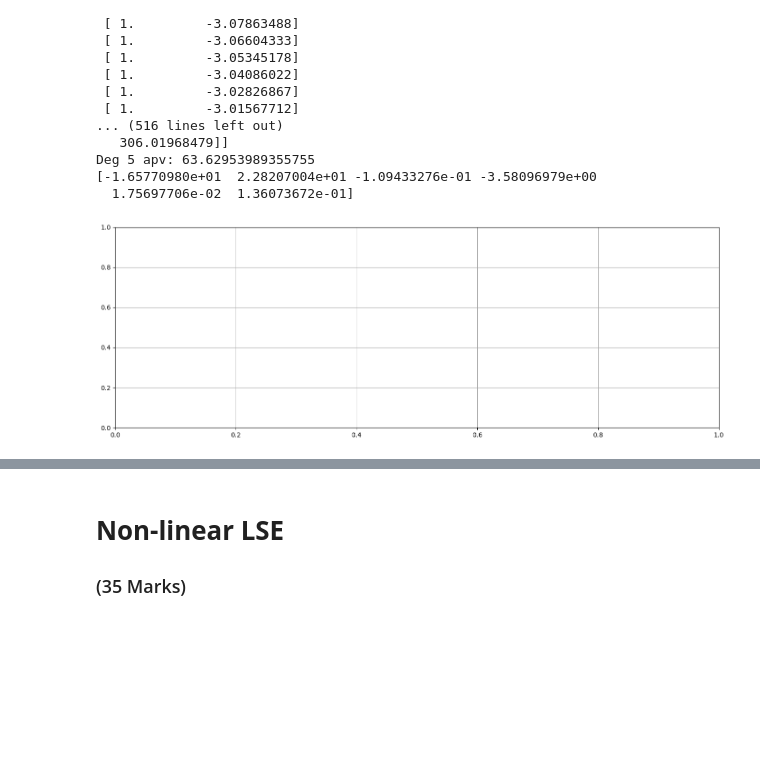
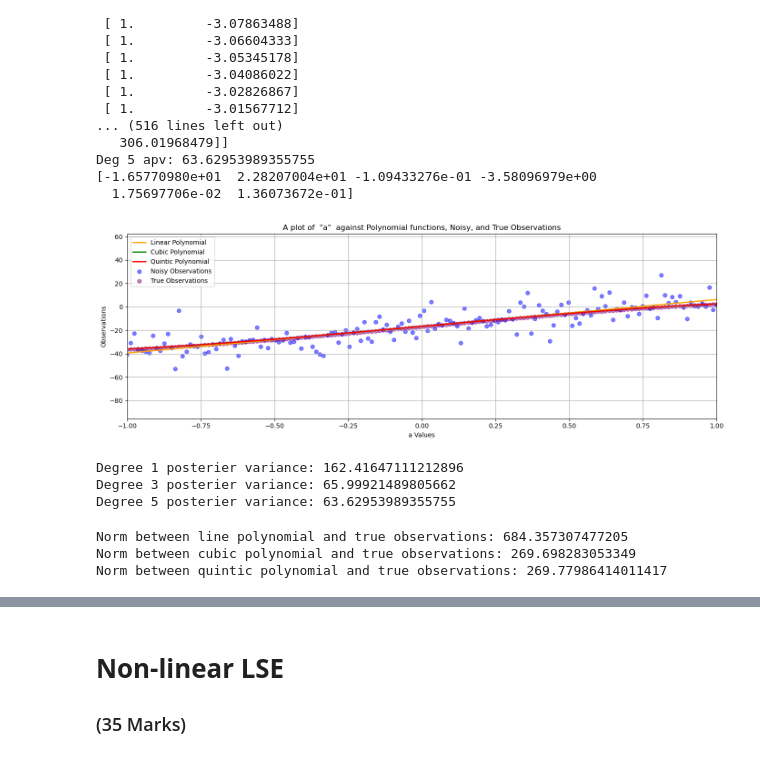
Before and after one commit to ChidiPatrick/engg680_2024_fall, a Jupyter notebook: Lab_Assignment_2/Assignment2.ipynb, the cells around one changed output, grey strips where cells are left out. Saved outputs shown, nothing was run; the diff lists cells and outputs as text; code cells hidden in the pictures; blank space fills up the shorter version.

Commit message:
Solved linear LSE step 8 to 14

```diff
--- a/Lab_Assignment_2/Assignment2.ipynb
+++ b/Lab_Assignment_2/Assignment2.ipynb
@@ -236,15 +236,37 @@ quintic_uw = np.polyval(quintic_coeffs, a)  # Quintic polynomial evaluation
 # %%
 # step 8
 # use the matplotlib to plot each polynomial function, noisy observations l, true observations l_true, together in one single figure
 # for the polynomials of line, cubic and quintic, use color of orange, green and red respectively.
 # (2 marks)
 
 fig, ax = plt.subplots(nrows=1, ncols=1, figsize=(14, 5))
-# ...
+# ...# Plot polynomial functions
+ax.plot(a, line_uw, color='orange', label='Linear Polynomial', linewidth=2)
+ax.plot(a, cubic_uw, color='green', label='Cubic Polynomial', linewidth=2)
+ax.plot(a, quintic_uw, color='red', label='Quintic Polynomial', linewidth=2)
 
+# Plot noisy and true observations
+ax.scatter(a, l, color='blue', label='Noisy Observations', alpha=0.5)
+ax.scatter(a, l_true, color='purple', label='True Observations', alpha=0.5)
+
+# Customize the plot
+ax.grid(True, which='both', ls='-', color='0.65')
+ax.set_xlabel('a Values')
+ax.set_ylabel('Observations')
+ax.set_title('A plot of  "a"  against Polynomial functions, Noisy, and True Observations')
+ax.legend()
+
+# Set x-axis limits
+ax.set_xlim([-1, 1])
+
+# Adjust layout
+fig.tight_layout()
 
 ax.grid(True, which='both',ls='-',color='0.65')
 
 fig.tight_layout()
+
+# Show the plot
+plt.show()
 # %% [output]
-[figure, old version]
+[figure, new version]
@@ -256,5 +273,32 @@ fig.tight_layout()
+# %%
+# step 9
+# print the a posterier variance factor for each polynomial function
+# (3 marks)
+# Posterier variance factor for degree 1 polynomial
+print(f"Degree 1 posterier variance: {apv_deg_1}")
+
+# Posterier variance factor for degree 3 polynomial
+print(f"Degree 3 posterier variance: {apv_deg_3}")
+
+# Posterier variance factor for degree 5 polynomial
+print(f"Degree 5 posterier variance: {apv_deg_5}")
+# %% [output]
+Degree 1 posterier variance: 162.41647111212896
+Degree 3 posterier variance: 65.99921489805662
+Degree 5 posterier variance: 63.62953989355755
 # %%
 # step 10
 # compute and print the norm between the predicted observations (output from each polynomial function) and the true observations
 # (3 marks)
-# ...
+norm_line = np.linalg.norm(line_uw - l_true)
+norm_cubic = np.linalg.norm(cubic_uw - l_true)
+norm_quintic = np.linalg.norm(quintic_uw - l_true)
+
+# Print the norms
+print(f"Norm between line polynomial and true observations: {norm_line}")
+print(f"Norm between cubic polynomial and true observations: {norm_cubic}")
+print(f"Norm between quintic polynomial and true observations: {norm_quintic}")
+# %% [output]
+Norm between line polynomial and true observations: 684.357307477205
+Norm between cubic polynomial and true observations: 269.698283053349
+Norm between quintic polynomial and true observations: 269.77986414011417
```
Also changed, not shown: parts of 9 cells of this notebook.
